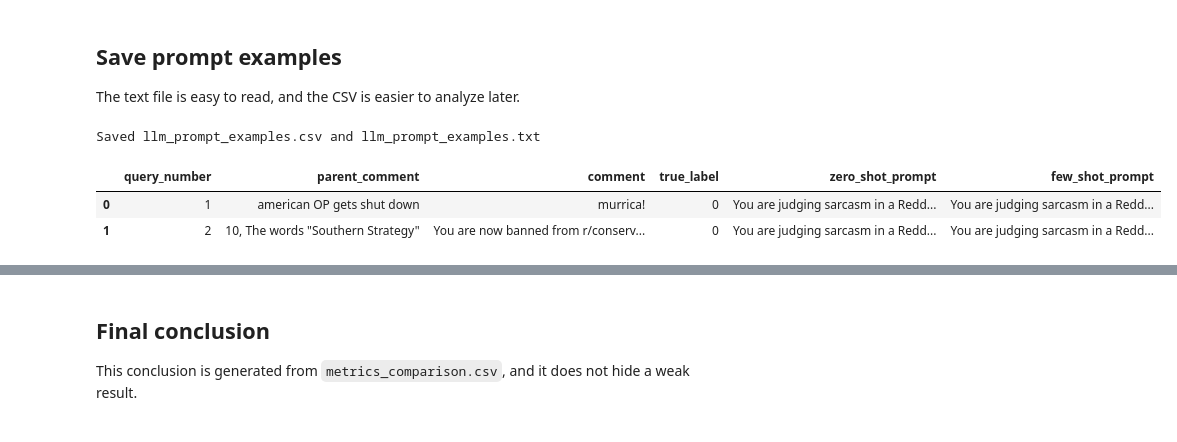
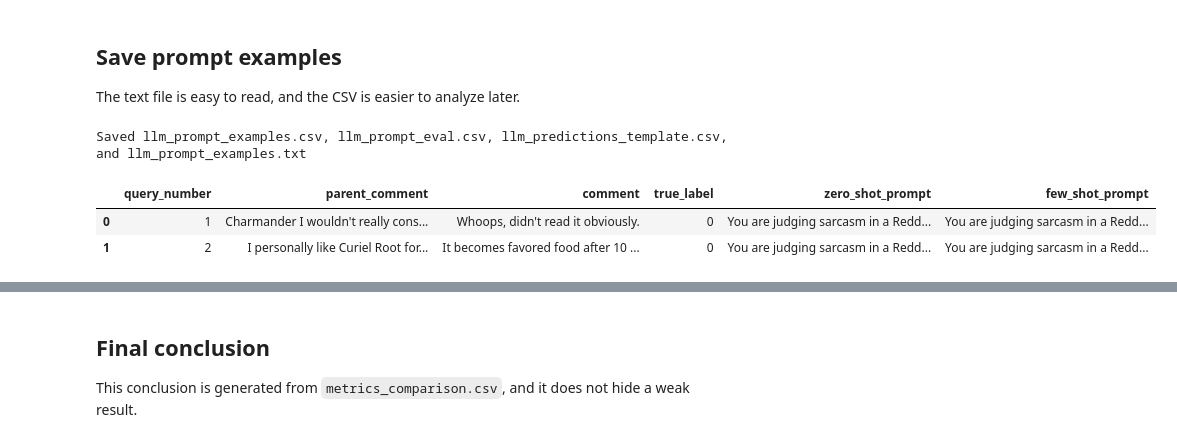
Before and after one commit to mina-mtb/Sarcasm-Detection, a Jupyter notebook: 04_retrieval_and_llm_prompts.ipynb, the cells around one changed output, grey strips where cells are left out. Cells and saved outputs as stored; diff of their text form; code cells hidden in the pictures.

Commit message:
Kaggle Notebook | 04_retrieval_and_llm_prompts | Version 4

```diff
--- a/04_retrieval_and_llm_prompts.ipynb
+++ b/04_retrieval_and_llm_prompts.ipynb
@@ -45,3 +45,6 @@ RUN_RAG = True
 RUN_LLM_PROMPTS = True
 
 MAX_RETRIEVAL_TRAIN_ROWS = 50000
+MAX_RETRIEVAL_EVAL_ROWS = 20000
+RETRIEVAL_K = 5
+MAX_LLM_PROMPT_ROWS = 100
@@ -293,5 +617,18 @@ if len(train_df) > MAX_RETRIEVAL_TRAIN_ROWS:
 else:
     retrieval_train_df = train_df.reset_index(drop=True).copy()
     print(f"Using all {len(retrieval_train_df):,} training rows for retrieval.")
+
+if len(test_df) > MAX_RETRIEVAL_EVAL_ROWS:
+    retrieval_eval_df, _ = train_test_split(
+        test_df,
+        train_size=MAX_RETRIEVAL_EVAL_ROWS,
+        stratify=test_df["label"],
+        random_state=RANDOM_SEED,
+    )
+    retrieval_eval_df = retrieval_eval_df.reset_index(drop=True)
+    print(f"Using a stratified retrieval evaluation sample of {len(retrieval_eval_df):,} test rows.")
+else:
+    retrieval_eval_df = test_df.reset_index(drop=True).copy()
+    print(f"Using all {len(retrieval_eval_df):,} test rows for retrieval evaluation.")
 # %% [output]
 Using a stratified retrieval sample of 50,000 training rows.
@@ -565,7 +979,17 @@ prompt_rows = []
 prompt_text_blocks = []
 
 if RUN_LLM_PROMPTS:
-    prompt_examples = predictions_test.head(5).copy()
+    if len(predictions_test) > MAX_LLM_PROMPT_ROWS:
+        prompt_examples, _ = train_test_split(
+            predictions_test,
+            train_size=MAX_LLM_PROMPT_ROWS,
+            stratify=predictions_test["true_label"],
+            random_state=RANDOM_SEED,
+        )
+        prompt_examples = prompt_examples.reset_index(drop=True)
+    else:
+        prompt_examples = predictions_test.reset_index(drop=True).copy()
+
     for query_number, (_, row) in enumerate(prompt_examples.iterrows(), start=1):
         if RUN_RAG and train_embeddings is not None:
             retrieved = retrieve_similar_examples(row["parent_comment"], row["comment"], k=5)
@@ -580,41 +1004,63 @@ if RUN_LLM_PROMPTS:
                 "query_number": query_number,
                 "parent_comment": row["parent_comment"],
                 "comment": row["comment"],
                 "true_label": row["true_label"],
                 "zero_shot_prompt": zero_prompt,
                 "few_shot_prompt": few_prompt,
             }
         )
 
-        prompt_text_blocks.append(
-            f"==================== Query {query_number}: zero-shot ====================\n"
-            + zero_prompt
-            + "\n\n"
-            + f"==================== Query {query_number}: few-shot ====================\n"
-            + few_prompt
-        )
+        if query_number <= 5:
+            prompt_text_blocks.append(
+                f"==================== Query {query_number}: zero-shot ====================\n"
+                + zero_prompt
+                + "\n\n"
+                + f"==================== Query {query_number}: few-shot ====================\n"
+                + few_prompt
+            )
 
     llm_prompt_examples = pd.DataFrame(prompt_rows)
+    llm_prediction_template = llm_prompt_examples[
+        ["query_number", "parent_comment", "comment", "true_label"]
+    ].copy()
+    llm_prediction_template["zero_shot_pred"] = pd.NA
+    llm_prediction_template["zero_shot_prob"] = pd.NA
+    llm_prediction_template["few_shot_pred"] = pd.NA
+    llm_prediction_template["few_shot_prob"] = pd.NA
 else:
     llm_prompt_examples = pd.DataFrame(
         columns=[
             "query_number",
             "parent_comment",
             "comment",
             "true_label",
             "zero_shot_prompt",
             "few_shot_prompt",
         ]
     )
+    llm_prediction_template = pd.DataFrame(
+        columns=[
+            "query_number",
+            "parent_comment",
+            "comment",
+            "true_label",
+            "zero_shot_pred",
+            "zero_shot_prob",
+            "few_shot_pred",
+            "few_shot_prob",
+        ]
+    )
 
 llm_prompt_examples.to_csv(Path(OUTPUT_DIR) / "llm_prompt_examples.csv", index=False)
+llm_prompt_examples.to_csv(Path(OUTPUT_DIR) / "llm_prompt_eval.csv", index=False)
+llm_prediction_template.to_csv(Path(OUTPUT_DIR) / "llm_predictions_template.csv", index=False)
 with open(Path(OUTPUT_DIR) / "llm_prompt_examples.txt", "w", encoding="utf-8") as f:
     f.write("\n\n".join(prompt_text_blocks))
 
-print("Saved llm_prompt_examples.csv and llm_prompt_examples.txt")
+print("Saved llm_prompt_examples.csv, llm_prompt_eval.csv, llm_predictions_template.csv, and llm_prompt_examples.txt")
 display(llm_prompt_examples.head(2))
 # %% [output]
-Saved llm_prompt_examples.csv and llm_prompt_examples.txt
+Saved llm_prompt_examples.csv, llm_prompt_eval.csv, llm_predictions_template.csv, and llm_prompt_examples.txt
 |  | query_number | parent_comment | comment | true_label | zero_shot_prompt | few_shot_prompt |
-| 0 | 1 | american OP gets shut down | murrica! | 0 | You are judging sarcasm in a Redd... | You are judging sarcasm in a Redd... |
-| 1 | 2 | 10, The words "Southern Strategy" | You are now banned from r/conserv... | 0 | You are judging sarcasm in a Redd... | You are judging sarcasm in a Redd... |
+| 0 | 1 | Charmander I wouldn't really cons... | Whoops, didn't read it obviously. | 0 | You are judging sarcasm in a Redd... | You are judging sarcasm in a Redd... |
+| 1 | 2 | I personally like Curiel Root for... | It becomes favored food after 10 ... | 0 | You are judging sarcasm in a Redd... | You are judging sarcasm in a Redd... |
```
Also changed, not shown: parts of 17 cells of this notebook.
